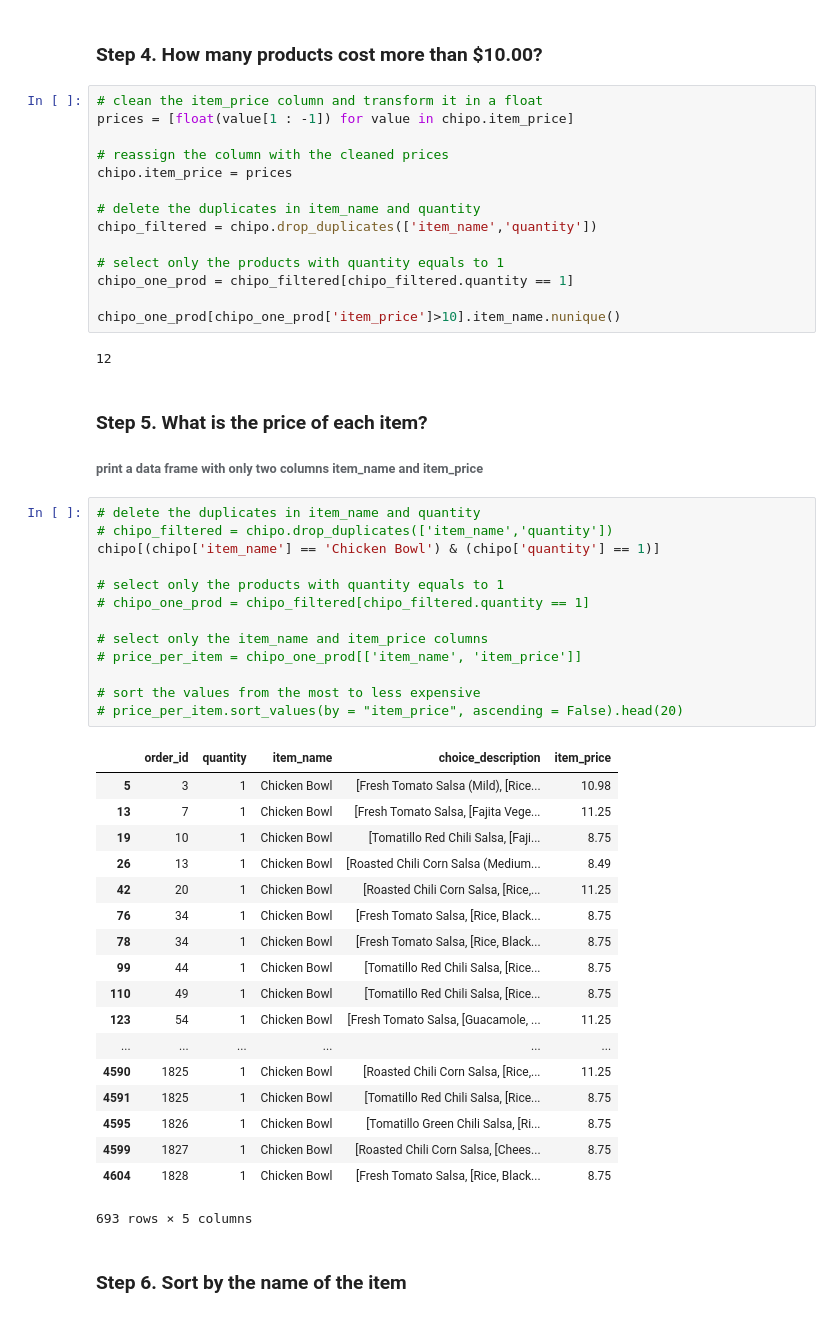
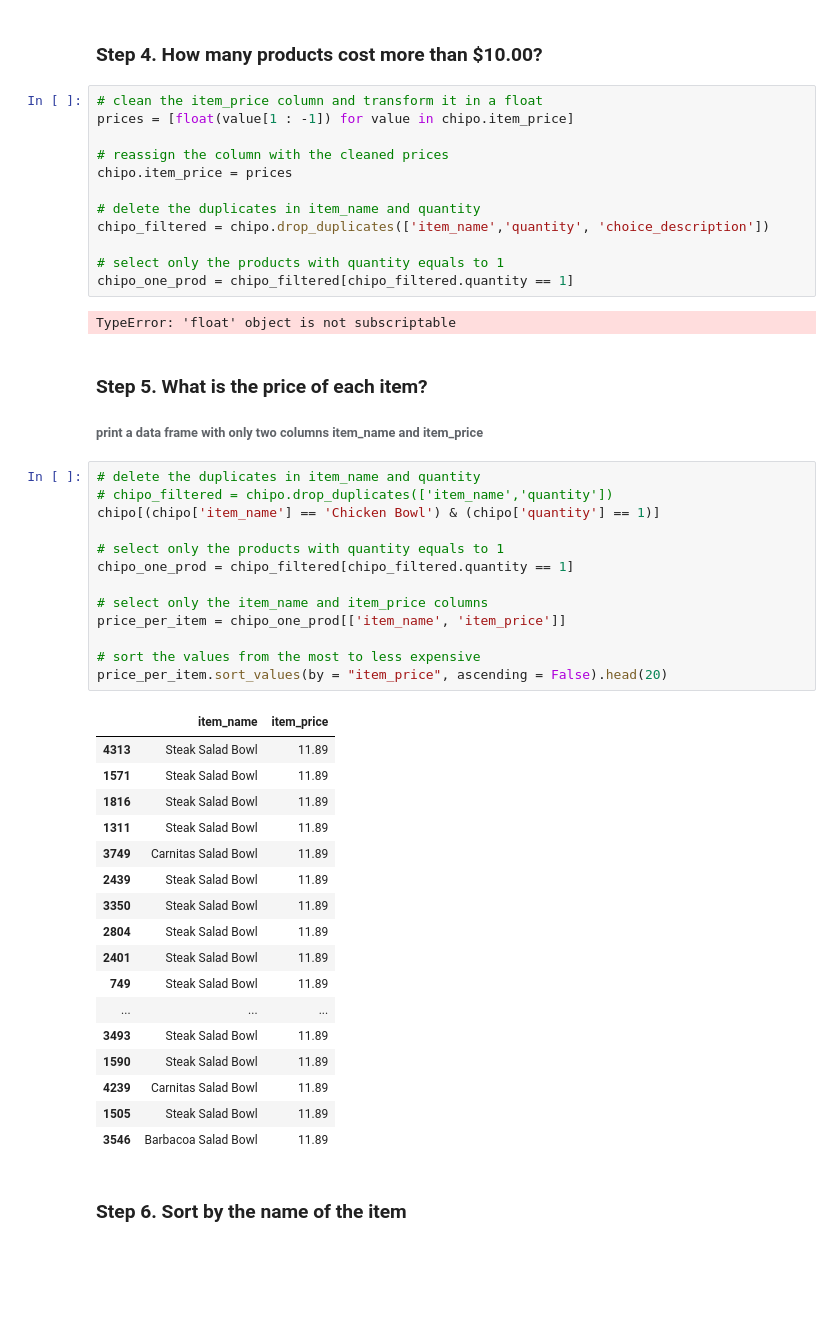
Before and after one commit to redmage123/pandas-timeseries, a Jupyter notebook: labs/lab2/Exercises_with_solutions.ipynb, the cells around one changed output. Cells and saved outputs as stored; diff of their text form; blank space fills up the shorter version.

```diff
--- a/labs/lab2/Exercises_with_solutions.ipynb
+++ b/labs/lab2/Exercises_with_solutions.ipynb
@@ -25,49 +45,46 @@ prices = [float(value[1 : -1]) for value in chipo.item_price]
 chipo.item_price = prices
 
 # delete the duplicates in item_name and quantity
-chipo_filtered = chipo.drop_duplicates(['item_name','quantity'])
+chipo_filtered = chipo.drop_duplicates(['item_name','quantity', 'choice_description'])
 
 # select only the products with quantity equals to 1
 chipo_one_prod = chipo_filtered[chipo_filtered.quantity == 1]
-
-chipo_one_prod[chipo_one_prod['item_price']>10].item_name.nunique()
 # %% [output]
-12
+TypeError: 'float' object is not subscriptable
 # %% [markdown]
 ### Step 5. What is the price of each item?
 ###### print a data frame with only two columns item_name and item_price
 # %%
 # delete the duplicates in item_name and quantity
 # chipo_filtered = chipo.drop_duplicates(['item_name','quantity'])
 chipo[(chipo['item_name'] == 'Chicken Bowl') & (chipo['quantity'] == 1)]
 
 # select only the products with quantity equals to 1
-# chipo_one_prod = chipo_filtered[chipo_filtered.quantity == 1]
+chipo_one_prod = chipo_filtered[chipo_filtered.quantity == 1]
 
 # select only the item_name and item_price columns
-# price_per_item = chipo_one_prod[['item_name', 'item_price']]
+price_per_item = chipo_one_prod[['item_name', 'item_price']]
 
 # sort the values from the most to less expensive
-# price_per_item.sort_values(by = "item_price", ascending = False).head(20)
+price_per_item.sort_values(by = "item_price", ascending = False).head(20)
 # %% [output]
-|  | order_id | quantity | item_name | choice_description | item_price |
-| 5 | 3 | 1 | Chicken Bowl | [Fresh Tomato Salsa (Mild), [Rice... | 10.98 |
-| 13 | 7 | 1 | Chicken Bowl | [Fresh Tomato Salsa, [Fajita Vege... | 11.25 |
-| 19 | 10 | 1 | Chicken Bowl | [Tomatillo Red Chili Salsa, [Faji... | 8.75 |
-| 26 | 13 | 1 | Chicken Bowl | [Roasted Chili Corn Salsa (Medium... | 8.49 |
-| 42 | 20 | 1 | Chicken Bowl | [Roasted Chili Corn Salsa, [Rice,... | 11.25 |
-| 76 | 34 | 1 | Chicken Bowl | [Fresh Tomato Salsa, [Rice, Black... | 8.75 |
-| 78 | 34 | 1 | Chicken Bowl | [Fresh Tomato Salsa, [Rice, Black... | 8.75 |
-| 99 | 44 | 1 | Chicken Bowl | [Tomatillo Red Chili Salsa, [Rice... | 8.75 |
-| 110 | 49 | 1 | Chicken Bowl | [Tomatillo Red Chili Salsa, [Rice... | 8.75 |
-| 123 | 54 | 1 | Chicken Bowl | [Fresh Tomato Salsa, [Guacamole, ... | 11.25 |
-| ... | ... | ... | ... | ... | ... |
-| 4590 | 1825 | 1 | Chicken Bowl | [Roasted Chili Corn Salsa, [Rice,... | 11.25 |
-| 4591 | 1825 | 1 | Chicken Bowl | [Tomatillo Red Chili Salsa, [Rice... | 8.75 |
-| 4595 | 1826 | 1 | Chicken Bowl | [Tomatillo Green Chili Salsa, [Ri... | 8.75 |
-| 4599 | 1827 | 1 | Chicken Bowl | [Roasted Chili Corn Salsa, [Chees... | 8.75 |
-| 4604 | 1828 | 1 | Chicken Bowl | [Fresh Tomato Salsa, [Rice, Black... | 8.75 |
+|  | item_name | item_price |
+| 4313 | Steak Salad Bowl | 11.89 |
+| 1571 | Steak Salad Bowl | 11.89 |
+| 1816 | Steak Salad Bowl | 11.89 |
+| 1311 | Steak Salad Bowl | 11.89 |
+| 3749 | Carnitas Salad Bowl | 11.89 |
+| 2439 | Steak Salad Bowl | 11.89 |
+| 3350 | Steak Salad Bowl | 11.89 |
+| 2804 | Steak Salad Bowl | 11.89 |
+| 2401 | Steak Salad Bowl | 11.89 |
+| 749 | Steak Salad Bowl | 11.89 |
+| ... | ... | ... |
+| 3493 | Steak Salad Bowl | 11.89 |
+| 1590 | Steak Salad Bowl | 11.89 |
+| 4239 | Carnitas Salad Bowl | 11.89 |
+| 1505 | Steak Salad Bowl | 11.89 |
+| 3546 | Barbacoa Salad Bowl | 11.89 |
-693 rows × 5 columns
 # %% [markdown]
 ### Step 6. Sort by the name of the item
 # %%
```
Also changed, not shown: parts of 1 cell of this notebook, 3 other files.
